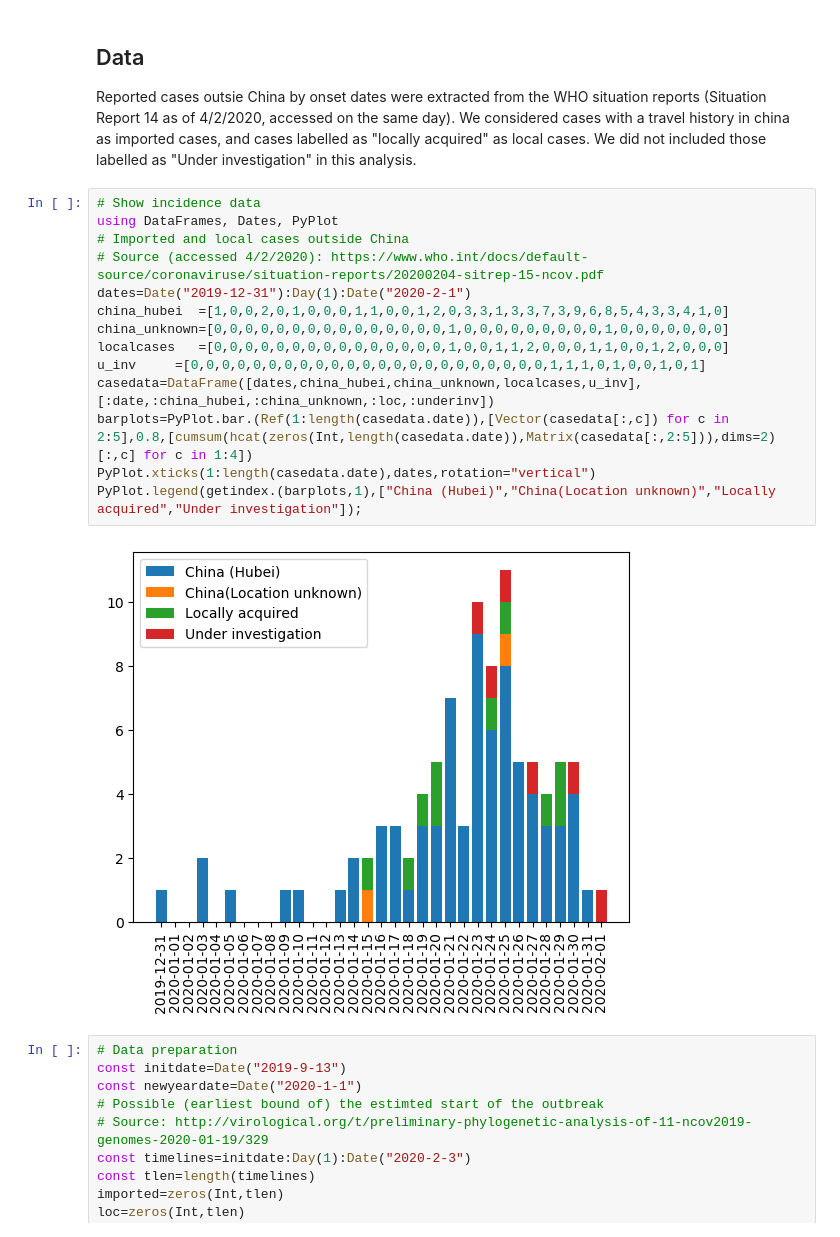
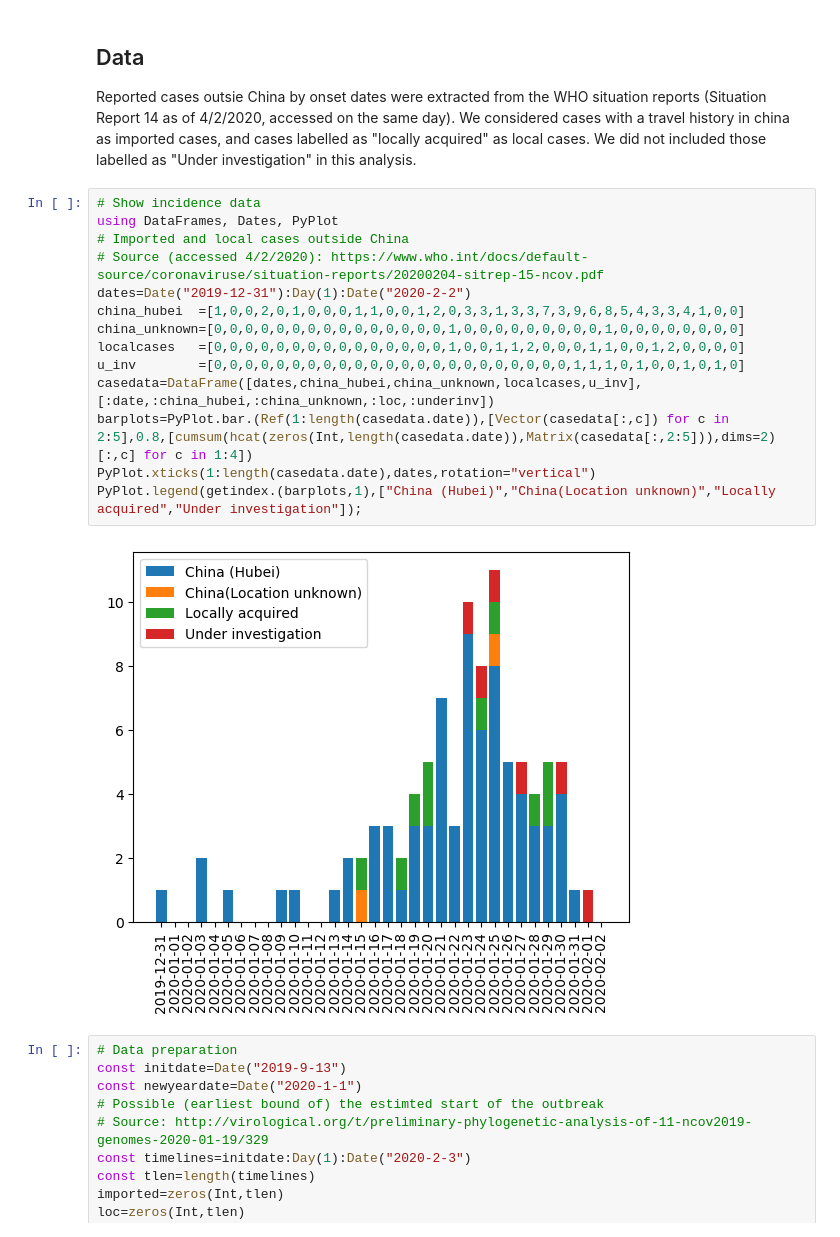
Before and after one commit to akira-endo/2019nCoV, a Jupyter notebook: src/nCoV_importation.ipynb, the cells around one changed output. Drawn from its saved outputs; the diff is of its cells as text.

```diff
--- a/src/nCoV_importation.ipynb
+++ b/src/nCoV_importation.ipynb
@@ -44,19 +44,19 @@ Reported cases outsie China by onset dates were extracted from the WHO situation
 # %%
 # Show incidence data
 using DataFrames, Dates, PyPlot
 # Imported and local cases outside China
 # Source (accessed 4/2/2020): https://www.who.int/docs/default-source/coronaviruse/situation-reports/20200204-sitrep-15-ncov.pdf
-dates=Date("2019-12-31"):Day(1):Date("2020-2-1")
-china_hubei  =[1,0,0,2,0,1,0,0,0,1,1,0,0,1,2,0,3,3,1,3,3,7,3,9,6,8,5,4,3,3,4,1,0]
-china_unknown=[0,0,0,0,0,0,0,0,0,0,0,0,0,0,0,1,0,0,0,0,0,0,0,0,0,1,0,0,0,0,0,0,0]
-localcases   =[0,0,0,0,0,0,0,0,0,0,0,0,0,0,0,1,0,0,1,1,2,0,0,0,1,1,0,0,1,2,0,0,0]
-u_inv     =[0,0,0,0,0,0,0,0,0,0,0,0,0,0,0,0,0,0,0,0,0,0,0,1,1,1,0,1,0,0,1,0,1]
+dates=Date("2019-12-31"):Day(1):Date("2020-2-2")
+china_hubei  =[1,0,0,2,0,1,0,0,0,1,1,0,0,1,2,0,3,3,1,3,3,7,3,9,6,8,5,4,3,3,4,1,0,0]
+china_unknown=[0,0,0,0,0,0,0,0,0,0,0,0,0,0,0,1,0,0,0,0,0,0,0,0,0,1,0,0,0,0,0,0,0,0]
+localcases   =[0,0,0,0,0,0,0,0,0,0,0,0,0,0,0,1,0,0,1,1,2,0,0,0,1,1,0,0,1,2,0,0,0,0]
+u_inv        =[0,0,0,0,0,0,0,0,0,0,0,0,0,0,0,0,0,0,0,0,0,0,0,1,1,1,0,1,0,0,1,0,1,0]
 casedata=DataFrame([dates,china_hubei,china_unknown,localcases,u_inv], [:date,:china_hubei,:china_unknown,:loc,:underinv])
 barplots=PyPlot.bar.(Ref(1:length(casedata.date)),[Vector(casedata[:,c]) for c in 2:5],0.8,[cumsum(hcat(zeros(Int,length(casedata.date)),Matrix(casedata[:,2:5])),dims=2)[:,c] for c in 1:4])
 PyPlot.xticks(1:length(casedata.date),dates,rotation="vertical")
 PyPlot.legend(getindex.(barplots,1),["China (Hubei)","China(Location unknown)","Locally acquired","Under investigation"]);
 # %% [output]
-[figure, old version]
+[figure, new version]
 # %%
 # Data preparation
 const initdate=Date("2019-9-13")
```
Also changed, not shown: parts of 10 cells of this notebook, 1 other file.
